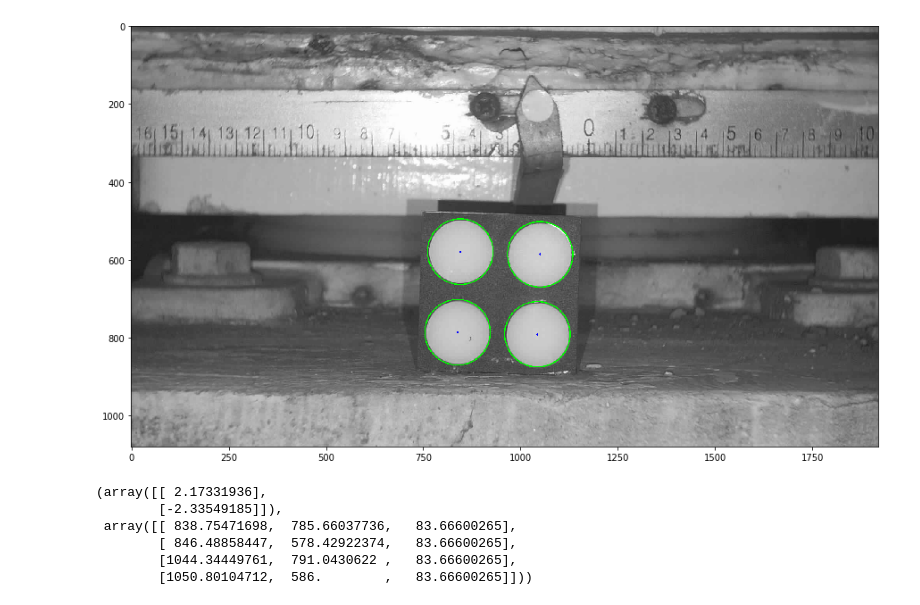
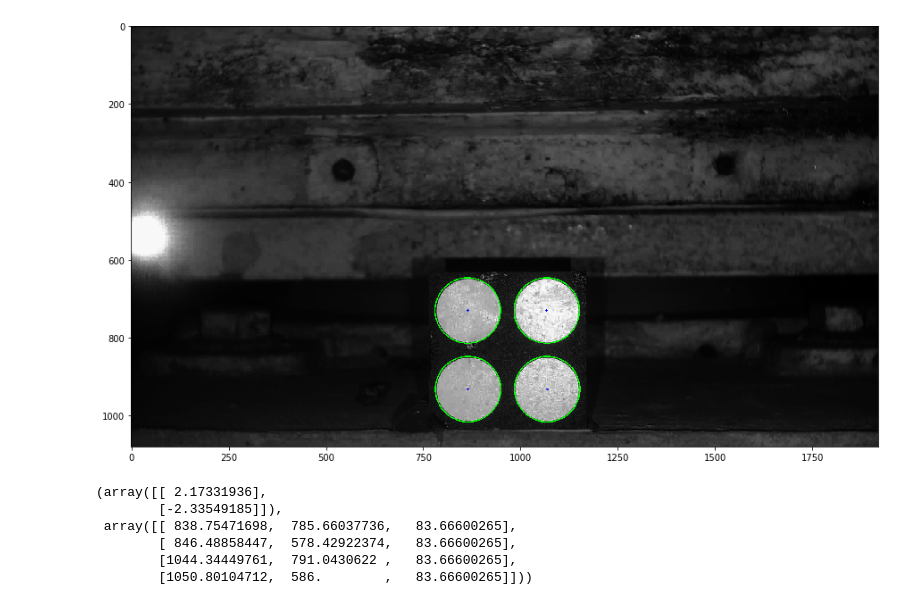
Before and after one commit to StringBottle/brg-shoe-disp-monit, a Jupyter notebook: disp_measure_demo.ipynb, the cells around one changed output. Cells and saved outputs as stored; diff of their text form; code cells hidden in the pictures.

```diff
--- a/disp_measure_demo.ipynb
+++ b/disp_measure_demo.ipynb
@@ -14,7 +17,7 @@ from module.disp_measure import displacement_measure
 # %%
 # 센서 번호 입력
 
-sensor_num = str('050')
+sensor_num = str('020')
 
 # 센서 번호에 따른 이미지 리스트 호출
 img_folder = '/media/sss/Seagate Backup Plus Drive/NIA_Smart_Monitoring/2019/data'
@@ -26,5 +29,13 @@ with open('params.json') as param_config_json :
 
 params = param_config[sensor_num]
 
+
+min_rad = params.get("min_rad",70)
+max_rad = params.get("max_rad",100)
+sensitivity = params.get("sensitivity",0.98)
+gamma = float(params.get("gamma", 1.0))
+binarization = params.get("binarization", 0)
+
+
 params
 # %% [output]
@@ -57,7 +109,16 @@ img_list
 # %%
-img_path = img_list[5000]
+
+img_path = img_list[6640]
+print(img_path)
 img = imread(img_path)
 src_img = img.copy()
+
+if gamma != 1.0 :
+    img = adjust_gamma(src_img, gamma=gamma)
+
+if binarization :
+    img = adaptiveThreshold_3ch(img, min_rad)
+
 
 centers, r_estimated, metric = imfindcircles(img,
                                              [params['min_rad'], params['max_rad']],
@@ -84,30 +145,39 @@ else:
 # %%
-img_path = img_list[6200]
+img_path = '/media/sss/Seagate Backup Plus Drive/NIA_Smart_Monitoring/2020/data/Img_136_20201004_010100.jpg'
 img = imread(img_path)
 dest_img = img.copy()
 
+
+if gamma != 1.0 :
+    img = adjust_gamma(img, gamma=gamma)
+
+if binarization :
+    img = adaptiveThreshold_3ch(img, min_rad)
+
 centers, r_estimated, metric = imfindcircles(img,
                                              [params['min_rad'], params['max_rad']],
-                                            sensitivity = 0.97)
+                                            sensitivity = 0.98)
 circles = np.concatenate((centers, r_estimated[:,np.newaxis]), axis = 0).T
 circles = np.squeeze(circles)
 
 if circles is not None:
     # Convert the circle parameters a, b and r to integers.
     circles = np.uint16(np.around(circles))
     for pt in circles:
         a, b, r = pt[0], pt[1], pt[2]
         # Draw the circumference of the circle.
         cv2.circle(img, (a, b), r, (0, 255, 0), 2)
         # Draw a small circle (of radius 1) to show the center.
         cv2.circle(img, (a, b), 1, (0, 0, 255), 3)
 
     plt.figure(figsize=(15, 15))
     plt.imshow(img)
+    plt.draw()
 else:
     plt.imshow(img)
+    plt.draw()
 # %% [output]
-[figure, old version]
+[figure, new version]
 # %%
 disp, dest_circles = displacement_measure(dest_img,
                                           src_img,
```
Also changed, not shown: parts of 10 cells of this notebook, 3 other files.
